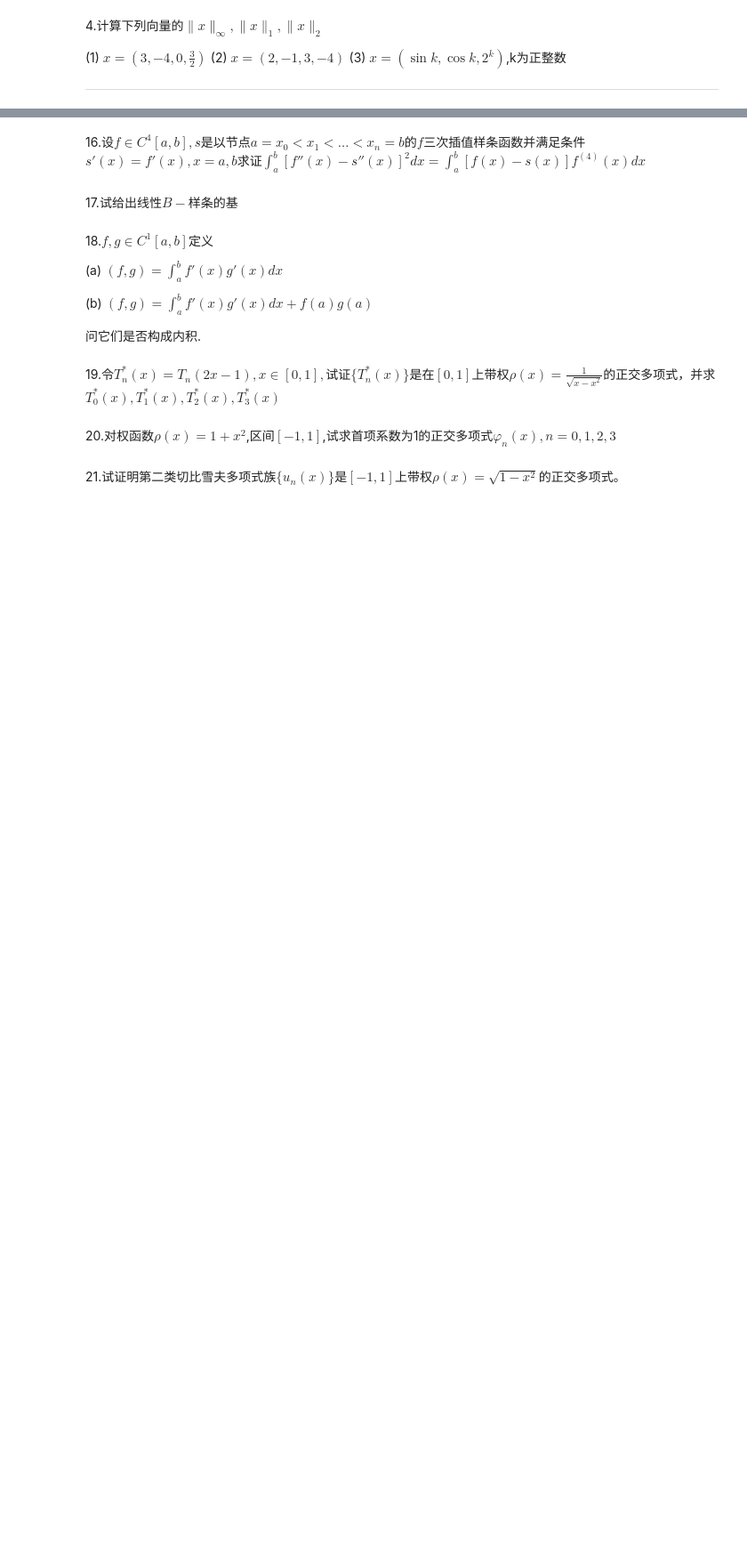
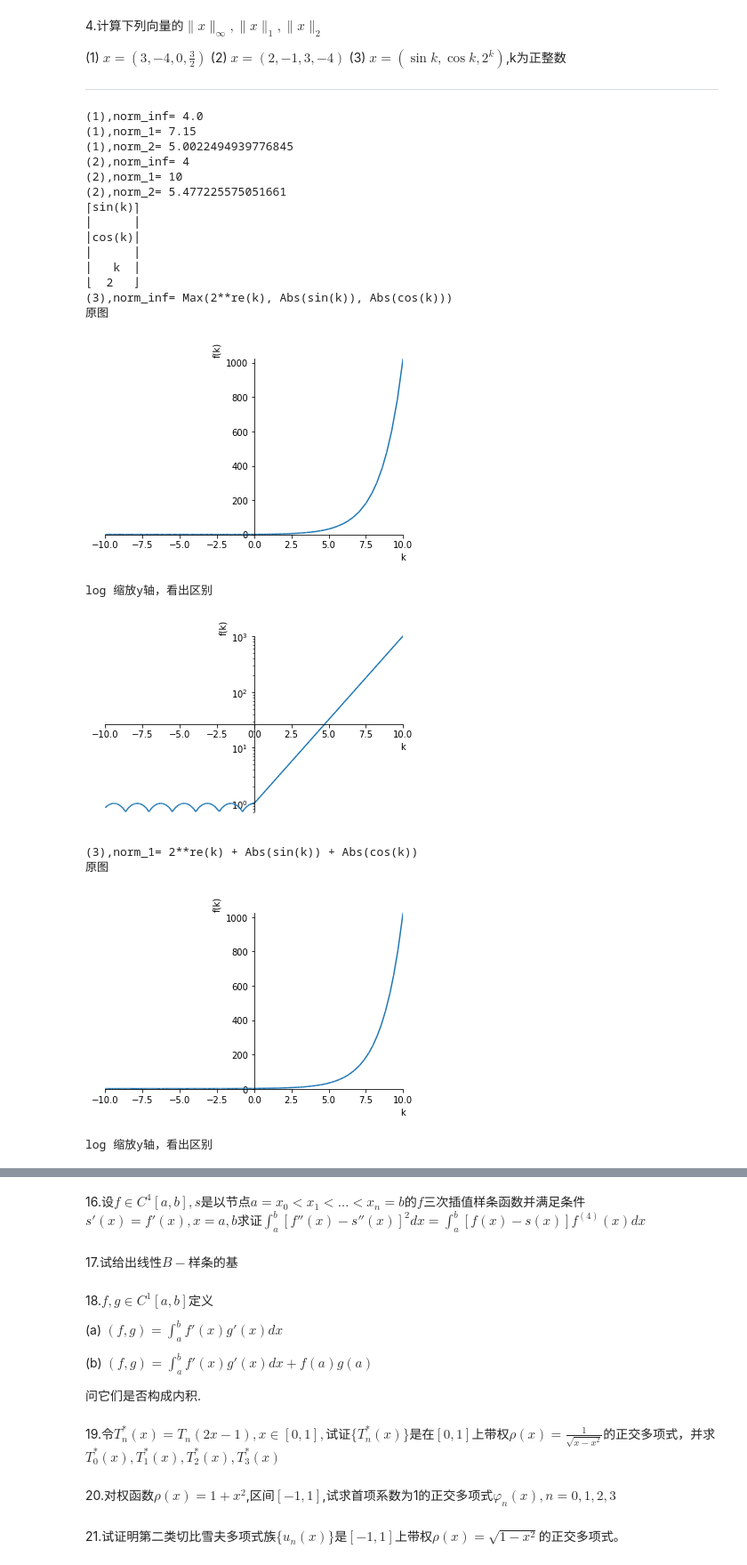
Before and after one commit to lizhemin15/numerical, a Jupyter notebook: ch2/ex2.ipynb, the cells around one changed output, grey strips where cells are left out. Shown: that part at 89% size. Saved outputs shown, nothing was run; the diff lists cells and outputs as text; code cells hidden in the pictures; blank space fills up the shorter version.

```diff
--- a/ch2/ex2.ipynb
+++ b/ch2/ex2.ipynb
@@ -33,3 +35,70 @@ Copyright©2020 lizhemin
 (2) $x=\left(2,-1,3,-4\right)$
 (3) $x=\left(\sin k,\cos k,2^k\right)$,k为正整数
 ***
+# %%
+import numpy as np
+import sympy as sp
+
+def num_vec_norm(x,norm='inf'):
+    #x is a nunpy vector, norm can be {'inf','1','2'}.
+    x = x.reshape(-1,1)
+    if norm=='inf':
+        return_x = np.max(np.abs(x))
+    elif norm=='1':
+        return_x = np.sum(np.abs(x))
+    elif norm=='2':
+        return_x = np.sqrt(np.sum(x**2))
+    else:
+        print('please input right norm')
+    return return_x
+
+
+
+#start test
+x_1 = np.array([3,-4,0.3/2])
+x_2 = np.array([2,-1,3,-4])
+norm_name=['inf','1','2']
+for name in norm_name:
+    x_1_result = num_vec_norm(x_1,norm=name)
+    print('(1),norm_'+name+'=',x_1_result)
+for name in norm_name:
+    x_2_result = num_vec_norm(x_2,norm=name)
+    print('(2),norm_'+name+'=',x_2_result)
+
+k = sp.Symbol('k')
+x_3 = sp.Matrix([sp.sin(k),sp.cos(k),2**k])
+sp.pprint(x_3)
+for name in norm_name:
+    if name == 'inf':
+        ord = sp.oo
+    else:
+        ord = int(name)
+    x_3_result = x_3.norm(ord)
+    print('(3),norm_'+name+'=',x_3_result)
+    #此处输出为复数值，为更直观表达，将作出图像
+    print('原图')
+    sp.plotting.plot(x_3_result,yscale='linear')
+    print('log 缩放y轴，看出区别')
+    sp.plotting.plot(x_3_result,yscale='log')
+# %% [output]
+(1),norm_inf= 4.0
+(1),norm_1= 7.15
+(1),norm_2= 5.0022494939776845
+(2),norm_inf= 4
+(2),norm_1= 10
+(2),norm_2= 5.477225575051661
+⎡sin(k)⎤
+⎢      ⎥
+⎢cos(k)⎥
+⎢      ⎥
+⎢   k  ⎥
+⎣  2   ⎦
+(3),norm_inf= Max(2**re(k), Abs(sin(k)), Abs(cos(k)))
+原图
+[figure, added]
+log 缩放y轴，看出区别
+[figure, added]
+(3),norm_1= 2**re(k) + Abs(sin(k)) + Abs(cos(k))
+原图
+[figure, added]
+log 缩放y轴，看出区别
```
Also changed, not shown: parts of 20 cells of this notebook.
